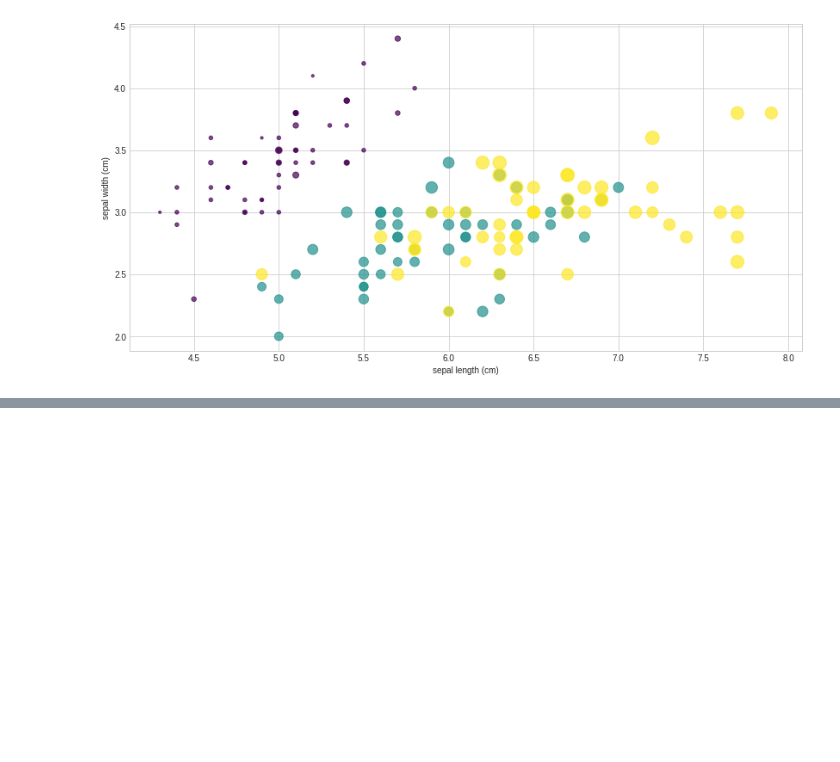
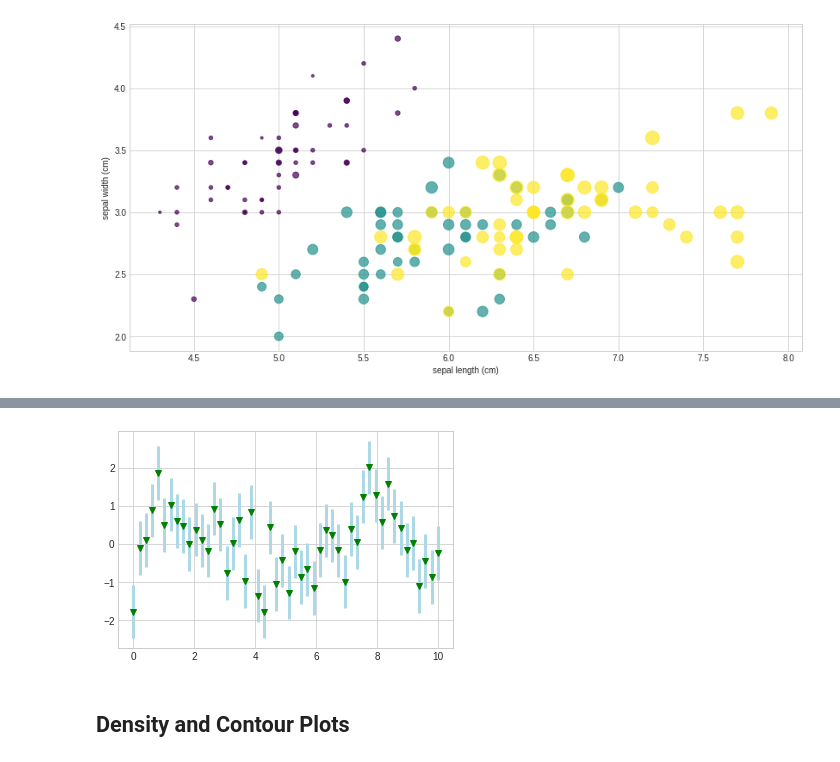
Before and after one commit to KazumaShachou/DataScience, a Jupyter notebook: Matplotlib__1.ipynb, the cells around one changed output, grey strips where cells are left out. Cells and saved outputs as stored; diff of their text form; code cells hidden in the pictures; blank space fills up the shorter version.

```diff
--- a/Matplotlib__1.ipynb
+++ b/Matplotlib__1.ipynb
@@ -223,0 +238,6 @@ plt.ylabel(iris.feature_names[1]);
+# %%
+plt.errorbar(x, y, yerr=dy, fmt = 'v', color = 'green', ecolor='lightblue', elinewidth=3, capsize=0);
+# %% [output]
+[figure, added]
+# %% [markdown]
+## Density and Contour Plots
```
Also changed, not shown: parts of 17 cells of this notebook.
